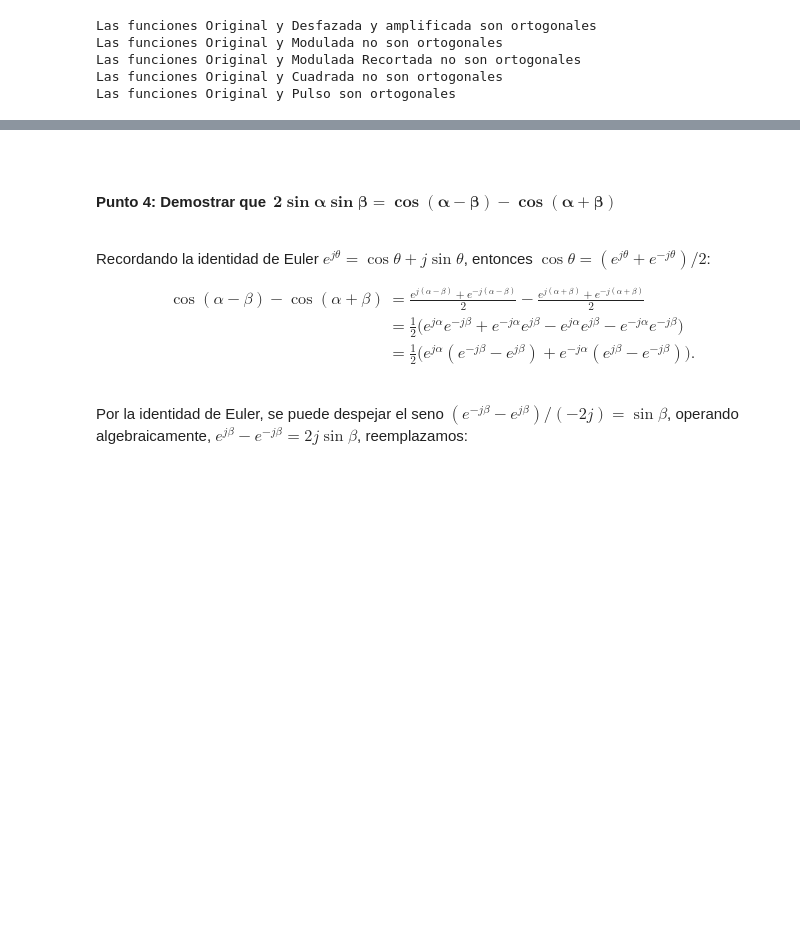
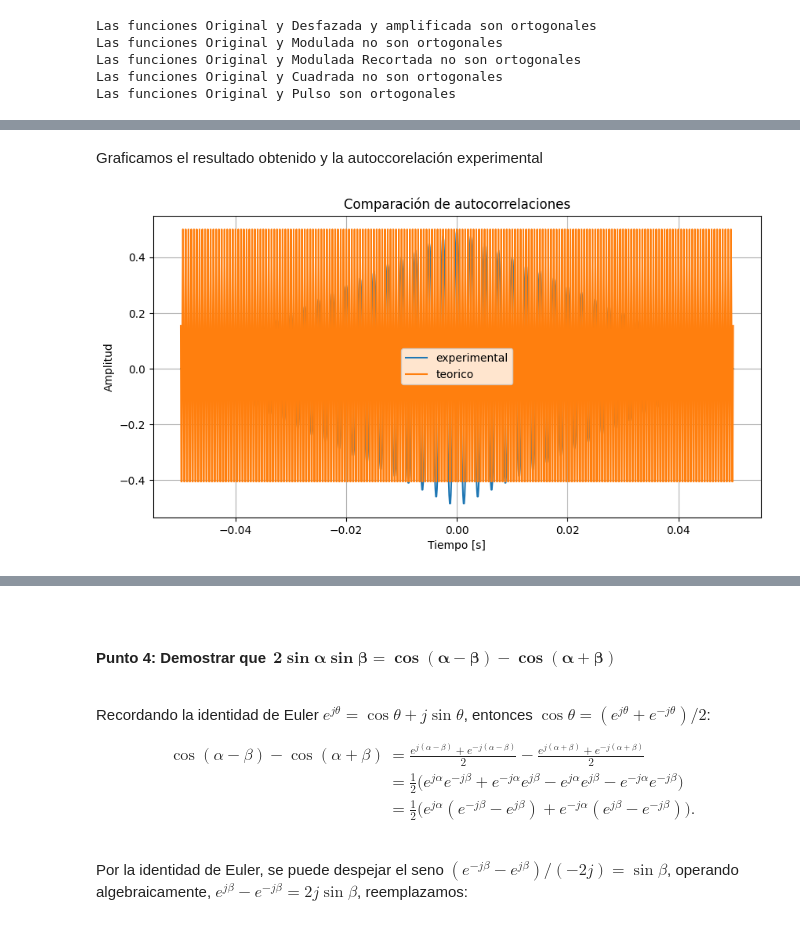
Before and after one commit to ArturoHuber1/APS, a Jupyter notebook: TS1/TS1_Huber.ipynb, the cells around one changed output, grey strips where cells are left out. Cells and saved outputs as stored; diff of their text form; code cells hidden in the pictures; blank space fills up the shorter version.

```diff
--- a/TS1/TS1_Huber.ipynb
+++ b/TS1/TS1_Huber.ipynb
@@ -416,0 +507,37 @@ Notamos que, cuandos estamos trabajando con señales periódicas pero de duraci
+# %% [markdown]
+Graficamos el resultado obtenido y la autoccorelación experimental
+# %%
+def comparar_autocorrelacion(f, fs, amp, f0):
+    """
+    Grafica la autocorrelacion teorica y experimental
+
+    Parámetros:
+        f    : Funciones discretas
+        fs   : frecuencia de muestreo (Hz) para mostrar tiempo y lag correctos
+    """
+
+
+    N = len(f)
+    t = np.arange(N) / fs
+
+    # Correlación lineal
+    corr = np.correlate(f, f, mode="full") / N
+    lags = np.arange(-N+1, N) / fs  # desfase en segundos
+
+    y = ((amp**2)/2) * np.cos(2*np.pi*f0 * lags )
+
+    # Gráficos
+    plt.figure(figsize=(10,5))
+    plt.plot( lags, corr, label="experimental")
+    plt.plot( lags, y, label="teorico")
+    plt.title("Comparación de autocorrelaciones")
+    plt.xlim(
+    plt.xlabel("Tiempo [s]")
+    plt.ylabel("Amplitud")
+    plt.legend()
+    plt.grid(True)
+    plt.show()
+# %%
+comparar_autocorrelacion(Original, fs, AmplitudOriginal, FrecuenciaOriginal)
+# %% [output]
+[figure, added]
```
Also changed, not shown: parts of 7 cells of this notebook.
